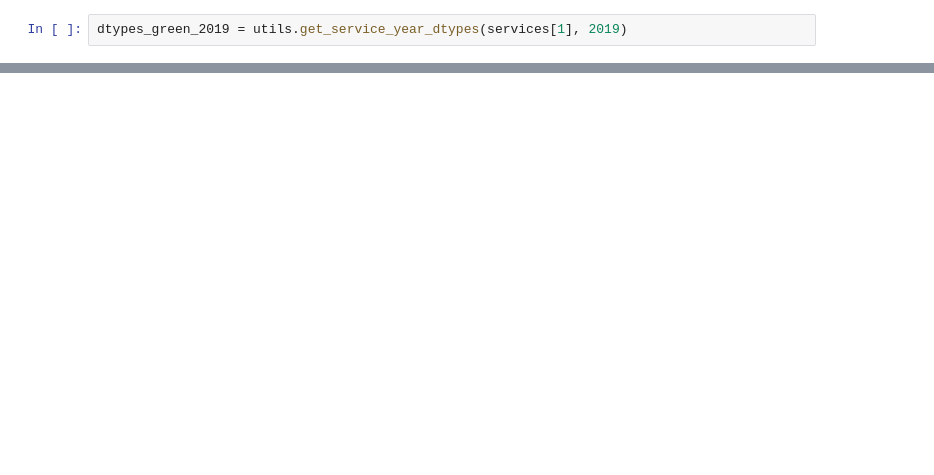
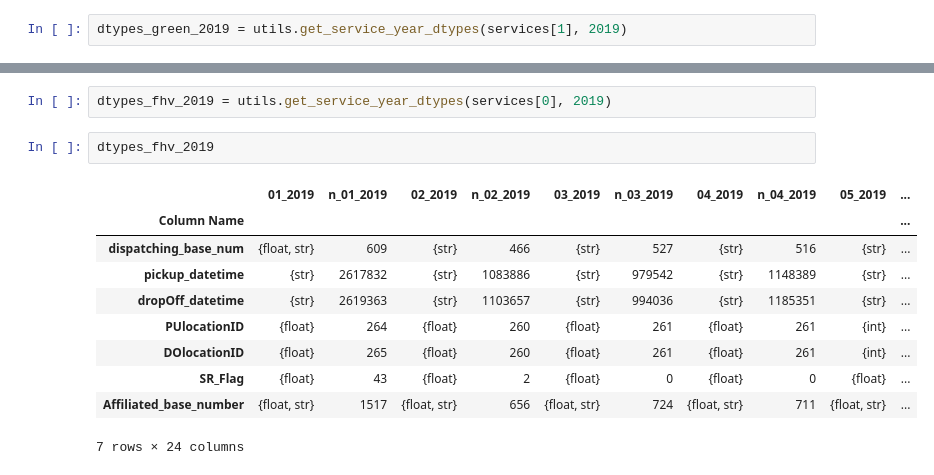
Before and after one commit to inner-outer-space/de-zoomcamp-2024, a Jupyter notebook: explore-nytaxi-data/data-types.ipynb, the cells around one changed output, grey strips where cells are left out. Drawn from its saved outputs; the diff is of its cells as text; blank space fills up the shorter version.

```diff
--- a/explore-nytaxi-data/data-types.ipynb
+++ b/explore-nytaxi-data/data-types.ipynb
@@ -164,0 +114,15 @@ df_parquet.head()
+# %%
+dtypes_fhv_2019 = utils.get_service_year_dtypes(services[0], 2019)
+# %%
+dtypes_fhv_2019
+# %% [output]
+|  | 01_2019 | n_01_2019 | 02_2019 | n_02_2019 | 03_2019 | n_03_2019 | 04_2019 | n_04_2019 | 05_2019 | ... |
+| Column Name |  |  |  |  |  |  |  |  |  | ... |
+| dispatching_base_num | {float, str} | 609 | {str} | 466 | {str} | 527 | {str} | 516 | {str} | ... |
+| pickup_datetime | {str} | 2617832 | {str} | 1083886 | {str} | 979542 | {str} | 1148389 | {str} | ... |
+| dropOff_datetime | {str} | 2619363 | {str} | 1103657 | {str} | 994036 | {str} | 1185351 | {str} | ... |
+| PUlocationID | {float} | 264 | {float} | 260 | {float} | 261 | {float} | 261 | {int} | ... |
+| DOlocationID | {float} | 265 | {float} | 260 | {float} | 261 | {float} | 261 | {int} | ... |
+| SR_Flag | {float} | 43 | {float} | 2 | {float} | 0 | {float} | 0 | {float} | ... |
+| Affiliated_base_number | {float, str} | 1517 | {float, str} | 656 | {float, str} | 724 | {float, str} | 711 | {float, str} | ... |
+7 rows × 24 columns
```
Also changed, not shown: parts of 31 cells of this notebook, 1 other file.
